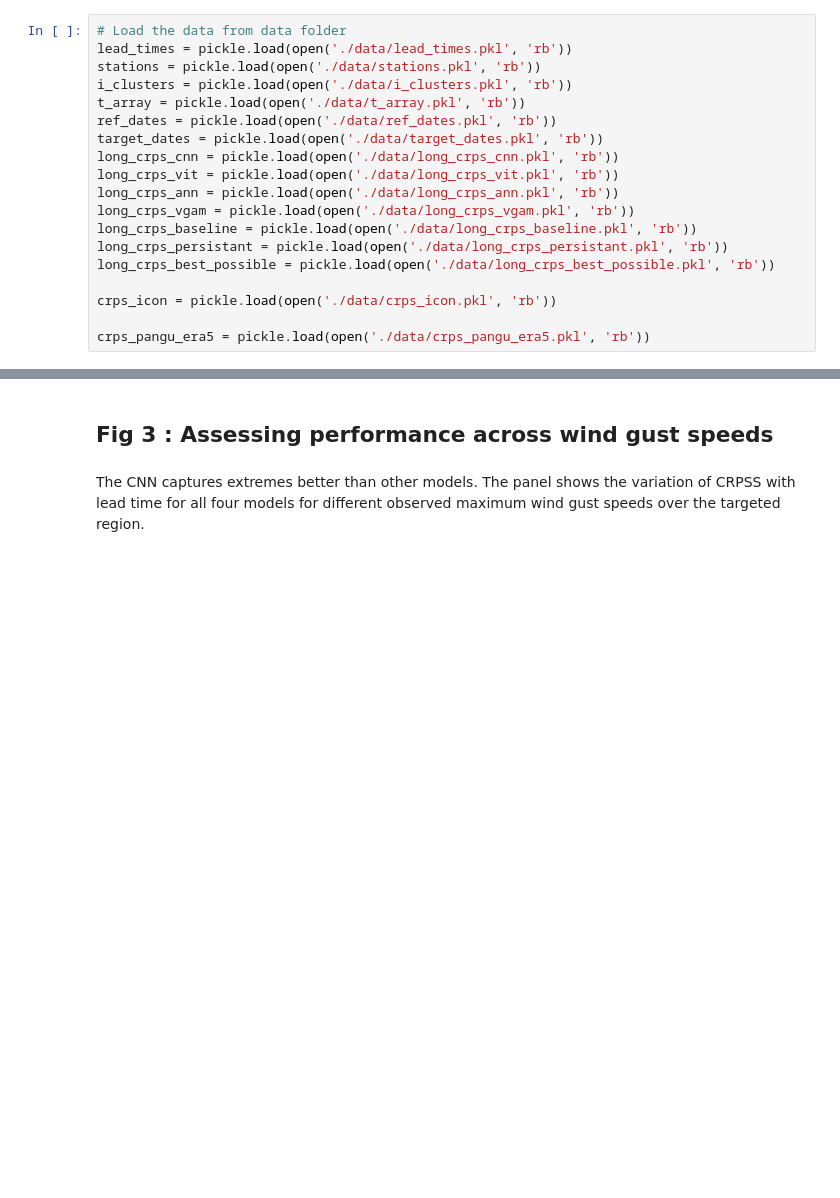
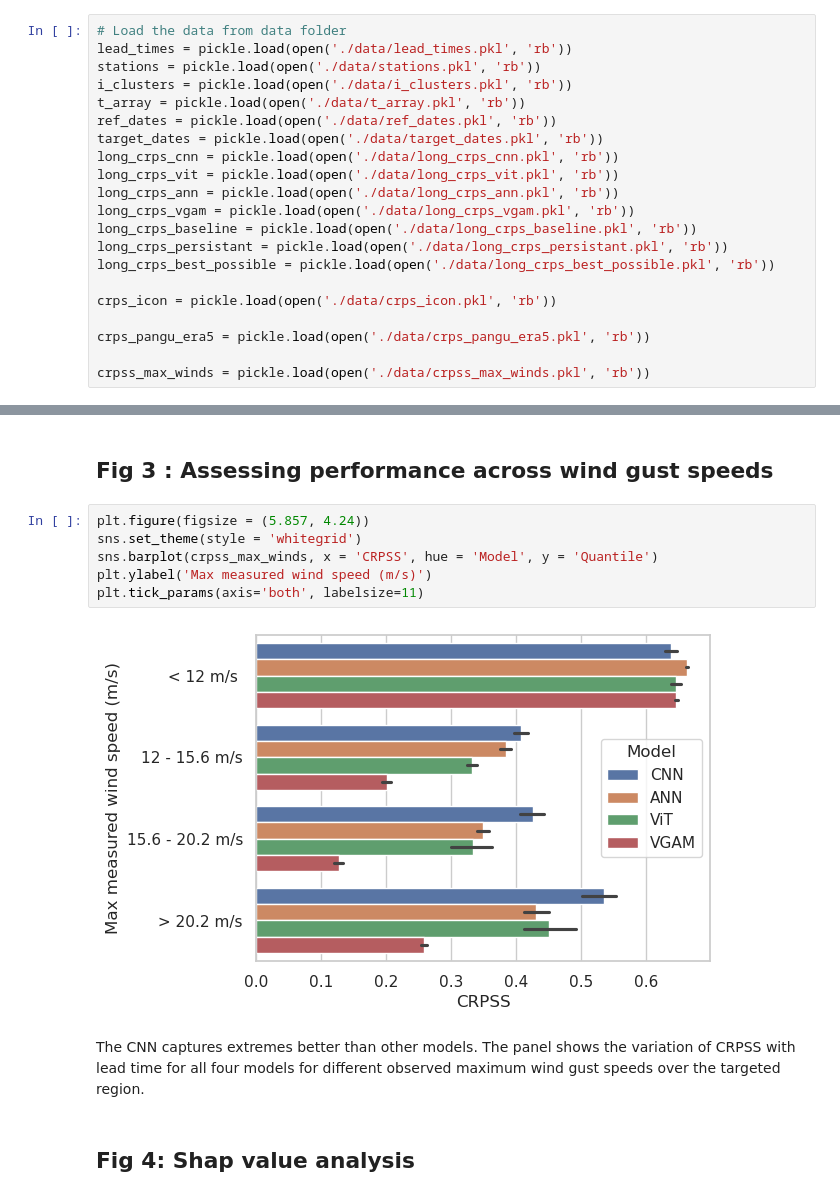
Before and after one commit to AntLrc/ConvectiveThunderstormWindGust_ML, a Jupyter notebook: figures.ipynb, the cells around one changed output, grey strips where cells are left out. Saved outputs shown, nothing was run; the diff lists cells and outputs as text; blank space fills up the shorter version.

```diff
--- a/figures.ipynb
+++ b/figures.ipynb
@@ -48,6 +50,8 @@ long_crps_best_possible = pickle.load(open('./data/long_crps_best_possible.pkl',
 crps_icon = pickle.load(open('./data/crps_icon.pkl', 'rb'))
 
 crps_pangu_era5 = pickle.load(open('./data/crps_pangu_era5.pkl', 'rb'))
+
+crpss_max_winds = pickle.load(open('./data/crpss_max_winds.pkl', 'rb'))
 # %% [markdown]
 ## Fig 1 : Workflow
 # %% [markdown]
@@ -271,5 +275,15 @@ plt.show()
 Our post-processing models outperform direct forecasts and the climatology of wind gusts across lead times, confirming the added value of Pangu in predicting convective environments and the ability of statistically constrained, data-driven models to make reliable probabilistic wind gusts forecasts. Panel (a) shows the mean CRPSS and its uncertainty ($\pm 1\sigma$) for different models as a function of lead time. Panel (b) shows the mean CRPSS and its uncertainty for different models and different lead times, comparing a direct forecast (obtained with ERA5 initial conditions) to a post-processing of a Pangu forecast.
 # %% [markdown]
 ## Fig 3 : Assessing performance across wind gust speeds
+# %%
+plt.figure(figsize = (5.857, 4.24))
+sns.set_theme(style = 'whitegrid')
+sns.barplot(crpss_max_winds, x = 'CRPSS', hue = 'Model', y = 'Quantile')
+plt.ylabel('Max measured wind speed (m/s)')
+plt.tick_params(axis='both', labelsize=11)
+# %% [output]
+[figure, added]
 # %% [markdown]
 The CNN captures extremes better than other models. The panel shows the variation of CRPSS with lead time for all four models for different observed maximum wind gust speeds over the targeted region.
+# %% [markdown]
+## Fig 4: Shap value analysis
```
Also changed, not shown: parts of 5 cells of this notebook, 1 other file.
